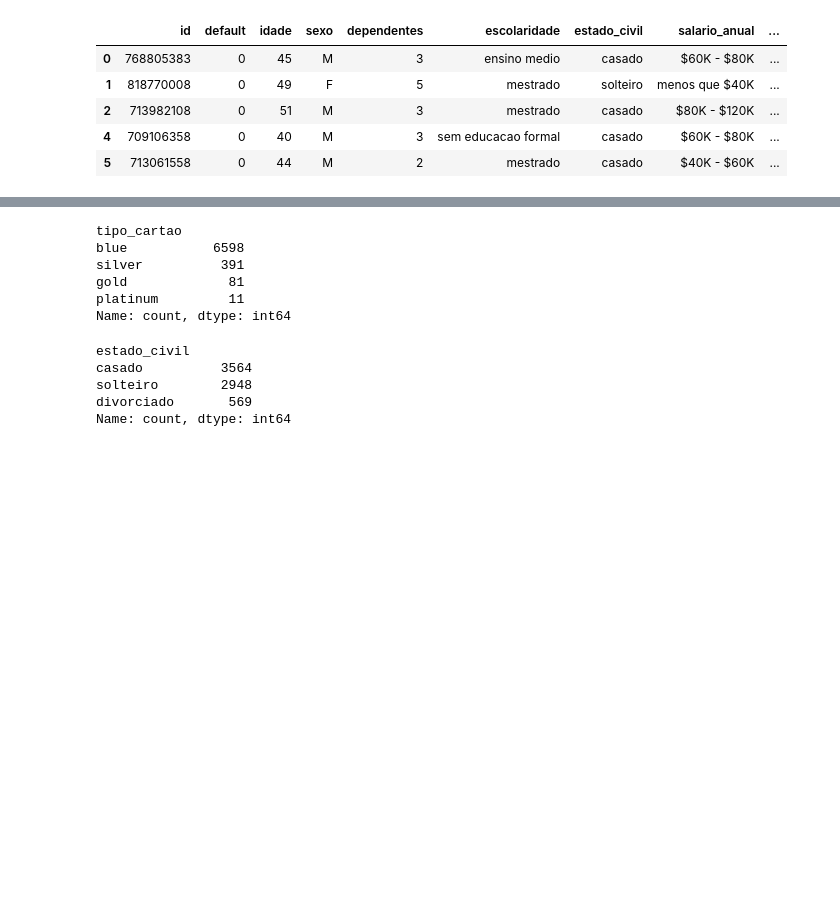
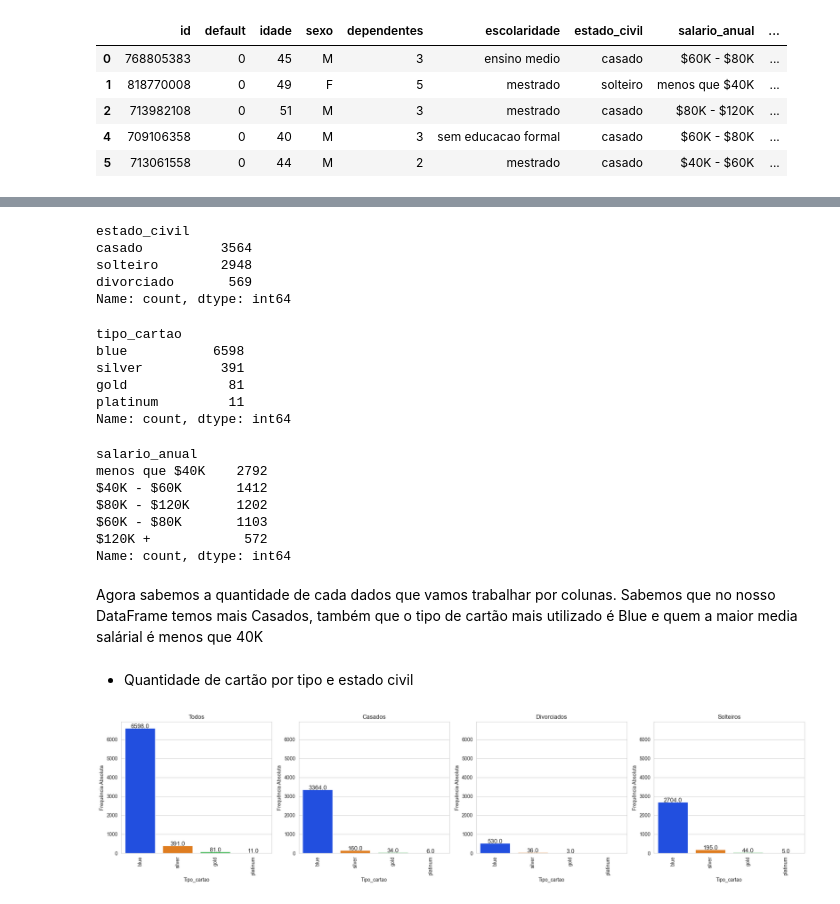
Before and after one commit to JhonGb26/Python_AnaliseDeDadosEBAC, a Jupyter notebook: Projeto_Final_Python.ipynb, the cells around one changed output, grey strips where cells are left out. Cells and saved outputs as stored; diff of their text form; code cells hidden in the pictures; blank space fills up the shorter version.

```diff
--- a/Projeto_Final_Python.ipynb
+++ b/Projeto_Final_Python.ipynb
@@ -255,3 +279,11 @@ df.head(5)
+# %%
+df[['estado_civil']].value_counts()
+# %% [output]
+estado_civil
+casado          3564
+solteiro        2948
+divorciado       569
+Name: count, dtype: int64
 # %%
 df[['tipo_cartao']].value_counts()
 # %% [output]
@@ -262,10 +294,57 @@ gold             81
 platinum         11
 Name: count, dtype: int64
 # %%
-df[['estado_civil']].value_counts()
+df[['salario_anual']].value_counts()
 # %% [output]
-estado_civil
-casado          3564
-solteiro        2948
-divorciado       569
+salario_anual
+menos que $40K    2792
+$40K - $60K       1412
+$80K - $120K      1202
+$60K - $80K       1103
+$120K +            572
 Name: count, dtype: int64
+# %% [markdown]
+ Agora sabemos a quantidade de cada dados que vamos trabalhar por colunas. Sabemos que no nosso DataFrame temos mais Casados, também que o tipo de cartão mais utilizado é Blue e quem a maior media salárial é menos que 40K
+# %% [markdown]
+- Quantidade de cartão por tipo e estado civil
+# %%
+coluna = 'tipo_cartao'
+titulos = ['Todos', 'Casados', 'Divorciados', 'Solteiros']
+
+
+eixo = 0
+max_y = 0
+min_y = 0
+max_t = df[coluna].value_counts().max() * 1.1
+
+figura, eixos = plt.subplots(1,4, figsize=(20, 5), sharex=True)
+
+for dataframe, titulo in zip([df, df_casado, df_divorciado, df_solteiro], titulos):
+
+  df_to_plot = dataframe[coluna].value_counts().to_frame(name='frequencia_absoluta')
+  df_to_plot.reset_index(inplace=True)
+  df_to_plot.rename(columns={'index': coluna}, inplace=True)
+
+
+  f = sns.barplot(x=df_to_plot[coluna], y=df_to_plot['frequencia_absoluta'], ax=eixos[eixo], palette= 'bright')
+
+  f.set(title=titulos[eixo], xlabel=coluna.capitalize(), ylabel='Frequência Absoluta')
+  f.set_xticklabels(labels=f.get_xticklabels(), rotation=90)
+  for i in f.patches:
+    f.annotate(i.get_height(),(i.get_x()+ i.get_width() / 2, i.get_height()),
+               ha='center', va='baseline', fontsize=12)
+
+
+
+  min_y_f, max_y_f = f.get_ylim()
+  max_y = max_y_f if max_y_f > max_y else max_y
+  min_y = min_y_f if min_y_f > min_y else min_y
+  f.set(ylim=(min_y, max_y))
+
+
+  eixo += 1
+
+figura.tight_layout()
+figura.show()
+# %% [output]
+[figure, added]
```
Also changed, not shown: parts of 35 cells of this notebook.
